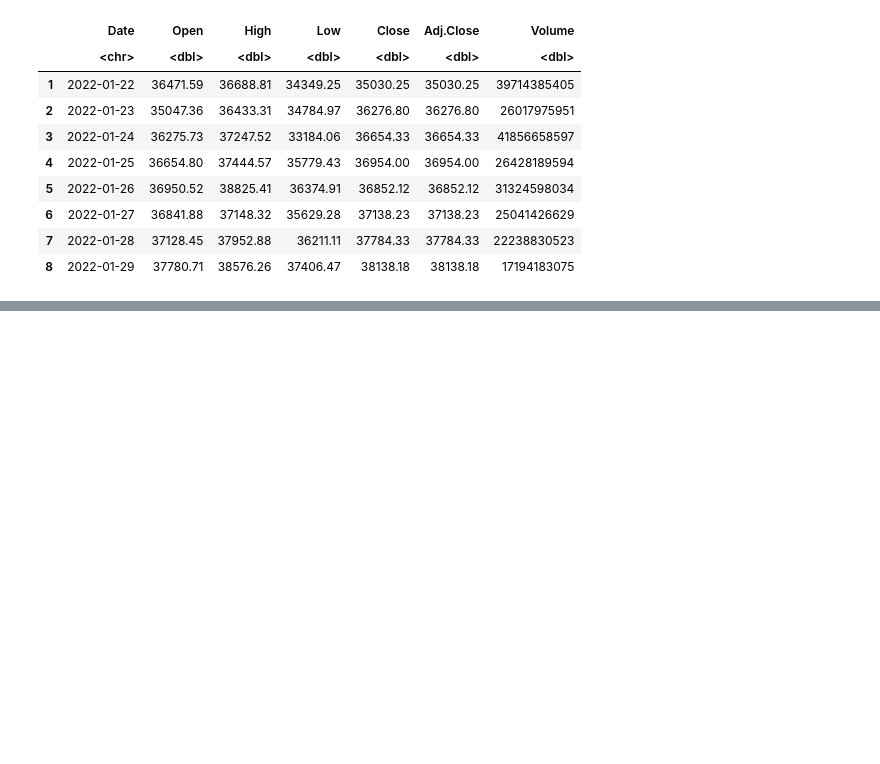
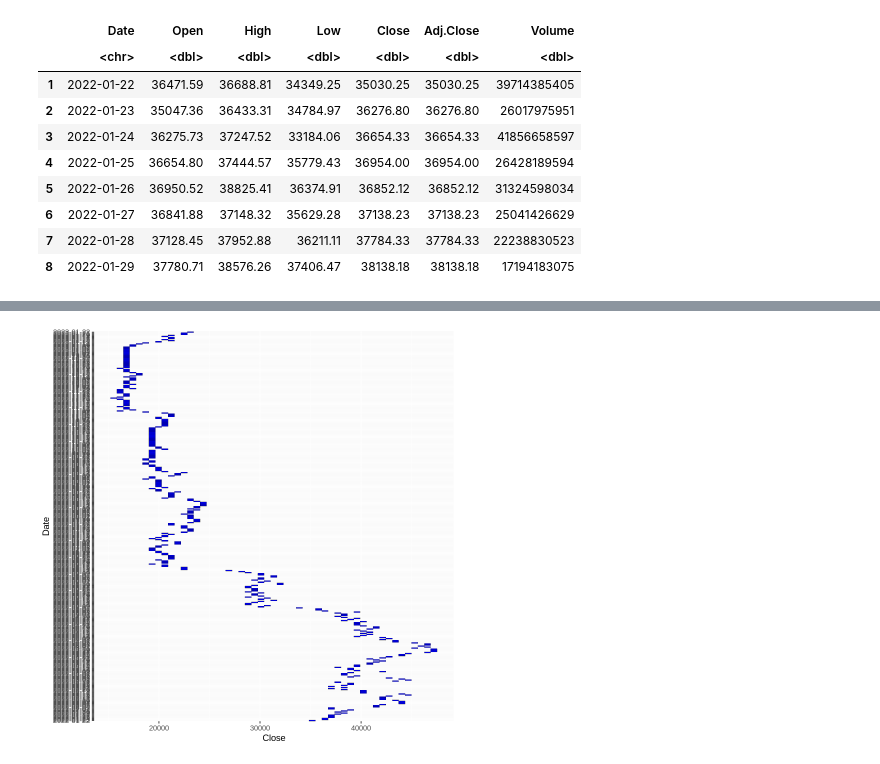
Before and after one commit to mehdisahraeei/analyzing_data_with_R, a Jupyter notebook: project/analyzing_data_with_R.ipynb, the cells around one changed output, grey strips where cells are left out. Saved outputs shown, nothing was run; the diff lists cells and outputs as text; code cells hidden in the pictures; blank space fills up the shorter version.

Commit message:
somthings were added to analyzing_data_with_R

```diff
--- a/project/analyzing_data_with_R.ipynb
+++ b/project/analyzing_data_with_R.ipynb
@@ -58,0 +77,5 @@ print(paste('whole std', sd(c(df$Open, df$Close))))
+# %%
+ggplot() +
+  geom_bin2d(data = df, aes(x = Close, y = Date), bins = 50, fill = "blue", color = "black")
+# %% [output]
+[figure, added]
```
Also changed, not shown: parts of 15 cells of this notebook, 1 other file.
